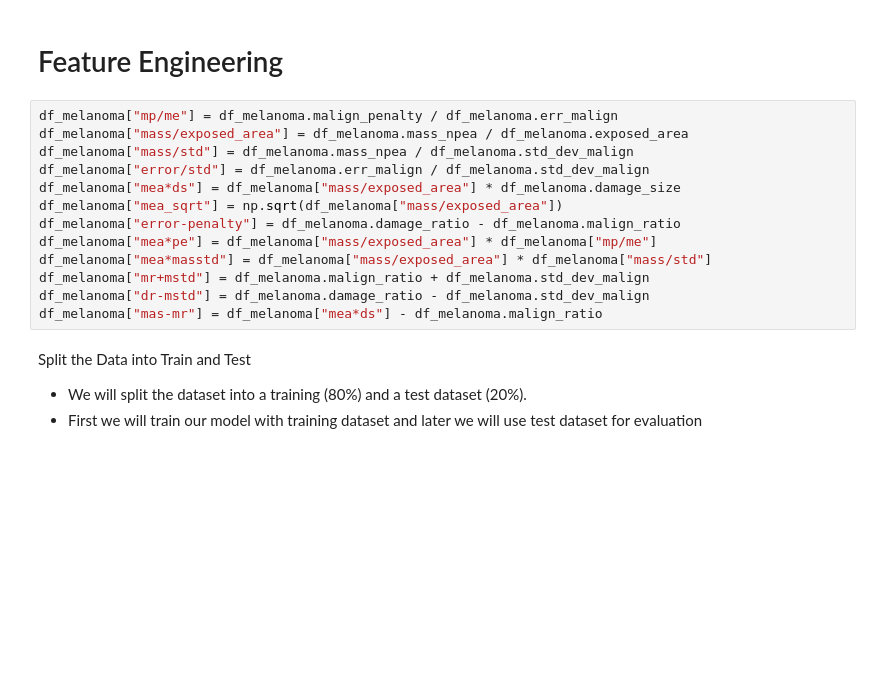
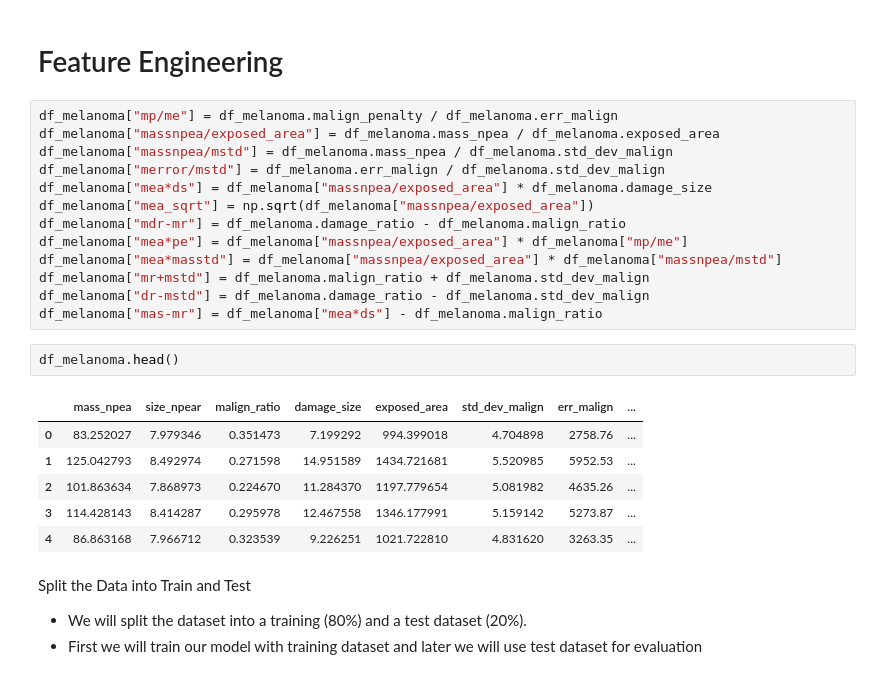
Before and after one commit to DsStudentSid/DL-Assignments, a Jupyter notebook: Melanoma_Tumor_Size.ipynb, the cells around one changed output. Drawn from its saved outputs; the diff is of its cells as text; blank space fills up the shorter version.

```diff
--- a/Melanoma_Tumor_Size.ipynb
+++ b/Melanoma_Tumor_Size.ipynb
@@ -220,17 +225,26 @@ df_melanoma.malign_penalty=np.sqrt(df_melanoma.malign_penalty)
 # Feature Engineering
 # %%
 df_melanoma["mp/me"] = df_melanoma.malign_penalty / df_melanoma.err_malign
-df_melanoma["mass/exposed_area"] = df_melanoma.mass_npea / df_melanoma.exposed_area
-df_melanoma["mass/std"] = df_melanoma.mass_npea / df_melanoma.std_dev_malign
-df_melanoma["error/std"] = df_melanoma.err_malign / df_melanoma.std_dev_malign
-df_melanoma["mea*ds"] = df_melanoma["mass/exposed_area"] * df_melanoma.damage_size
-df_melanoma["mea_sqrt"] = np.sqrt(df_melanoma["mass/exposed_area"])
-df_melanoma["error-penalty"] = df_melanoma.damage_ratio - df_melanoma.malign_ratio
-df_melanoma["mea*pe"] = df_melanoma["mass/exposed_area"] * df_melanoma["mp/me"]
-df_melanoma["mea*masstd"] = df_melanoma["mass/exposed_area"] * df_melanoma["mass/std"]
+df_melanoma["massnpea/exposed_area"] = df_melanoma.mass_npea / df_melanoma.exposed_area
+df_melanoma["massnpea/mstd"] = df_melanoma.mass_npea / df_melanoma.std_dev_malign
+df_melanoma["merror/mstd"] = df_melanoma.err_malign / df_melanoma.std_dev_malign
+df_melanoma["mea*ds"] = df_melanoma["massnpea/exposed_area"] * df_melanoma.damage_size
+df_melanoma["mea_sqrt"] = np.sqrt(df_melanoma["massnpea/exposed_area"])
+df_melanoma["mdr-mr"] = df_melanoma.damage_ratio - df_melanoma.malign_ratio
+df_melanoma["mea*pe"] = df_melanoma["massnpea/exposed_area"] * df_melanoma["mp/me"]
+df_melanoma["mea*masstd"] = df_melanoma["massnpea/exposed_area"] * df_melanoma["massnpea/mstd"]
 df_melanoma["mr+mstd"] = df_melanoma.malign_ratio + df_melanoma.std_dev_malign
 df_melanoma["dr-mstd"] = df_melanoma.damage_ratio - df_melanoma.std_dev_malign
 df_melanoma["mas-mr"] = df_melanoma["mea*ds"] - df_melanoma.malign_ratio
+# %%
+df_melanoma.head()
+# %% [output]
+|  | mass_npea | size_npear | malign_ratio | damage_size | exposed_area | std_dev_malign | err_malign | ... |
+| 0 | 83.252027 | 7.979346 | 0.351473 | 7.199292 | 994.399018 | 4.704898 | 2758.76 | ... |
+| 1 | 125.042793 | 8.492974 | 0.271598 | 14.951589 | 1434.721681 | 5.520985 | 5952.53 | ... |
+| 2 | 101.863634 | 7.868973 | 0.224670 | 11.284370 | 1197.779654 | 5.081982 | 4635.26 | ... |
+| 3 | 114.428143 | 8.414287 | 0.295978 | 12.467558 | 1346.177991 | 5.159142 | 5273.87 | ... |
+| 4 | 86.863168 | 7.966712 | 0.323539 | 9.226251 | 1021.722810 | 4.831620 | 3263.35 | ... |
 # %% [markdown]
 Split the Data into Train and Test
 
```
Also changed, not shown: parts of 3 cells of this notebook.
